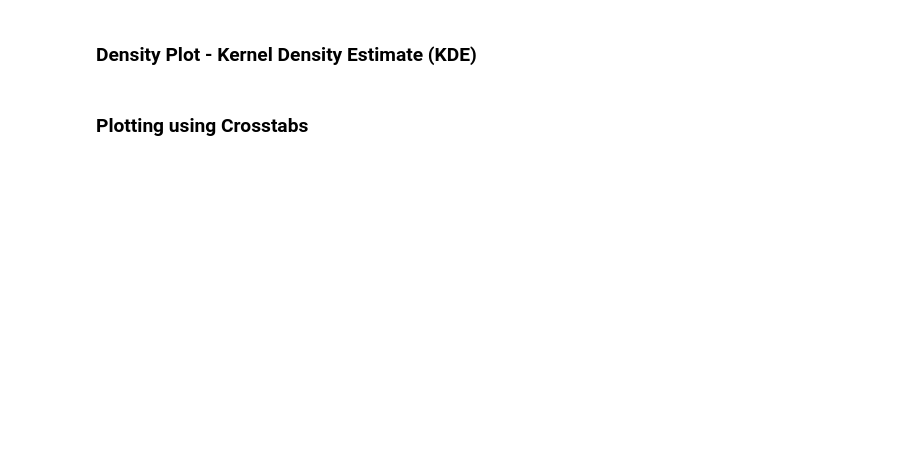
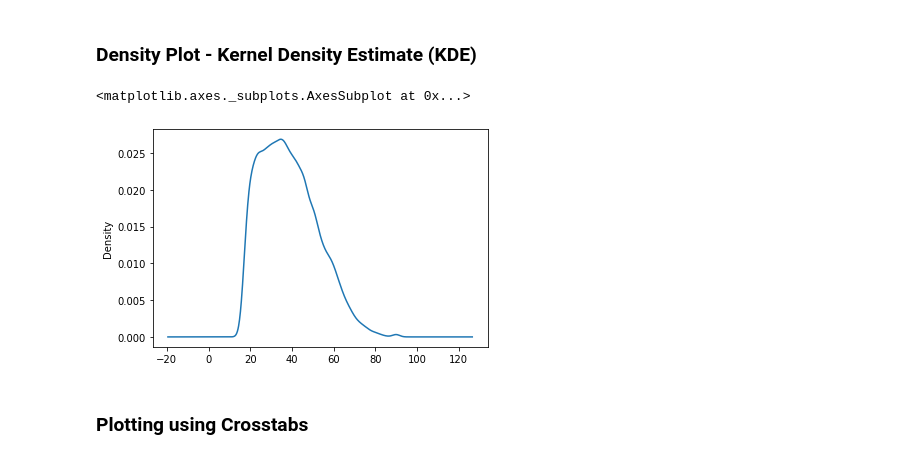
Before and after one commit to IsaacAderogba/DS-Unit-1-Sprint-1-Data-Wrangling-and-Storytelling, a Jupyter notebook: module1-exploratory-data-analysis/LS_DS_111_Exploratory_Data_Analysis.ipynb, the cells around one changed output. Drawn from its saved outputs; the diff is of its cells as text; code cells hidden in the pictures; blank space fills up the shorter version.

```diff
--- a/module1-exploratory-data-analysis/LS_DS_111_Exploratory_Data_Analysis.ipynb
+++ b/module1-exploratory-data-analysis/LS_DS_111_Exploratory_Data_Analysis.ipynb
@@ -238,4 +420,10 @@ Why might it be important for us to be able to visualize how our data is distrib
 # %% [markdown]
 ### Density Plot - Kernel Density Estimate (KDE)
+# %%
+df["age"].plot.density() # useful in the future - probability function - .kde also works
+# probability of respondent being between the ages x and y
+# %% [output]
+<matplotlib.axes._subplots.AxesSubplot at 0x...>
+[figure, added]
 # %% [markdown]
 ### Plotting using Crosstabs
```
Also changed, not shown: parts of 18 cells of this notebook.
